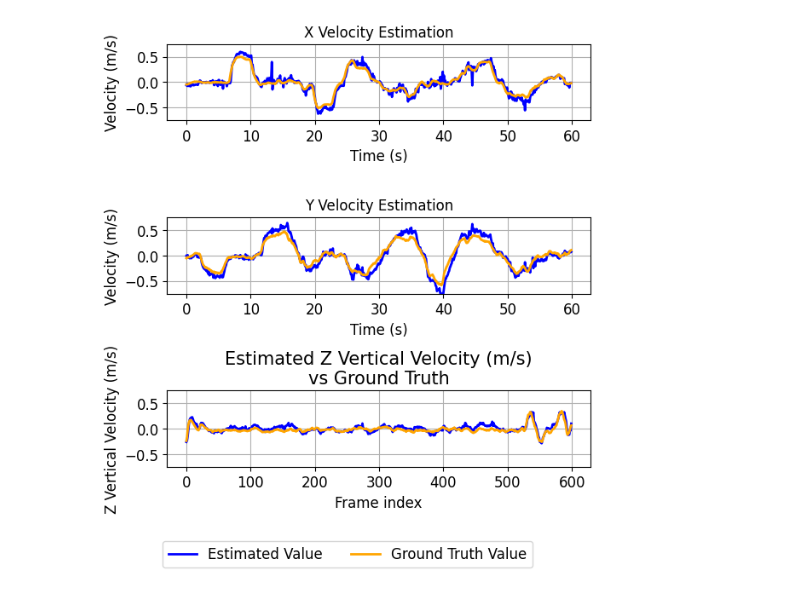
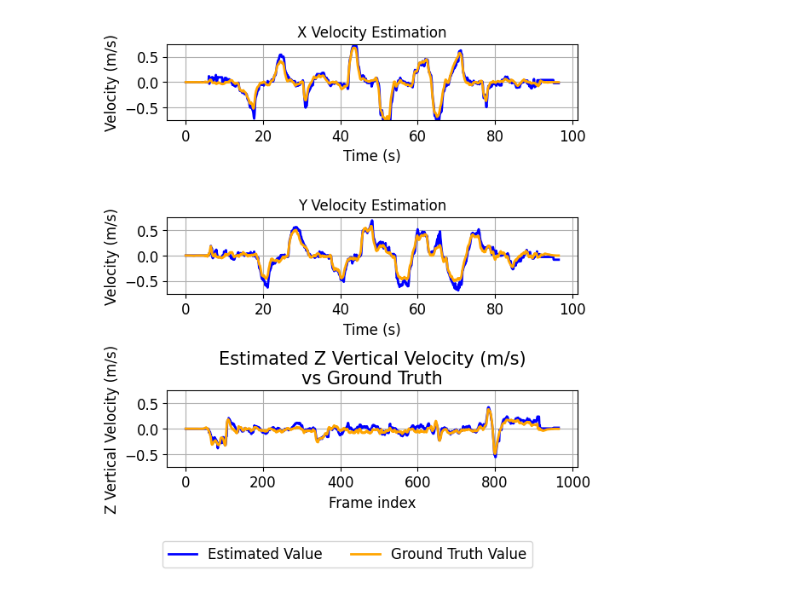
Before and after one commit to davidmhunt/mmwave_radar_processing, a Jupyter notebook: notebooks/ragnnarok_air_testing_odometry.ipynb, the cells around one changed output. Saved outputs shown, nothing was run; the diff lists cells and outputs as text; code cells hidden in the pictures.

Commit message:
tuning: tuning ground based cfar detector parameters for more accurate odom estimates (10 Hz)

```diff
--- a/notebooks/ragnnarok_air_testing_odometry.ipynb
+++ b/notebooks/ragnnarok_air_testing_odometry.ipynb
@@ -38,7 +38,7 @@ cfg_manager.print_cfg_overview()
 
 
 # dataset_name = "CPSL_RadVel_ods_20Hz_1"
-dataset_name = "hermes_odom_test_1"
+dataset_name = "hermes_odom_test_2"
 dataset_path = os.path.join(DATASET_PATH,dataset_name)
 print(dataset_path)
 dataset = CpslDS(
@@ -75,8 +75,8 @@ plotter = PlotterOdometryData(config_manager=cfg_manager)
 
 velocity_estimator = VelocityEstimator(
     config_manager=cfg_manager,
-    min_R2_threshold=0.2, #started at 0.2
-    min_inlier_percent=0.5 #started at 0.5
+    min_R2_threshold=0.3, #started at 0.2
+    min_inlier_percent=0.8 #started at 0.5
 )
 
 virtual_array_reformatter = VirtualArrayReformatter(
@@ -89,10 +89,10 @@ point_cloud_generator = PointCloudGenerator(
     detector_params={
         "vel_cfar_type":"os_cfar_1d",
         "vel_cfar_params":{
-            "num_train":5,
-            "num_guard":2,
-            "rho":0.6,
-            "alpha":4
+            "num_train":12,
+            "num_guard":4,
+            "rho":0.5,
+            "alpha":15
         },
         "altimeter_params":{
             "min_altitude_m": 25.0e-2,
@@ -188,8 +189,8 @@ for i in tqdm(range(idx)):
 vel_est = np.stack(velocity_estimator.history_estimated,axis=0)
 vel_gt = np.stack(velocity_estimator.history_gt,axis=0)
 r2_stats = np.stack(velocity_estimator.history_R2_statistics,axis=0)
-start_idx = 100
-end_idx = 700#dataset.num_frames
+start_idx = 0
+end_idx = dataset.num_frames
 
 fig, ax = plt.subplots(3, 1, figsize=(6, 6))
 
@@ -214,34 +215,34 @@ plotter.plot_estimated_vs_ground_truth(
     frame_rate=10,
     show=False
 )
 # Remove any existing legend from ax[1]
 ax[1].legend().set_visible(False)
 ax[1].set_ylim([-0.75, 0.75])
 ax[1].set_ylabel("Velocity (m/s)", fontsize=plotter.font_size_axis_labels)
 ax[1].set_title("Y Velocity Estimation")
 
 # Move the legend outside the plot on the bottom left
 handles, labels = ax[1].get_legend_handles_labels()
 fig.legend(handles, labels, loc='lower center', bbox_to_anchor=(0.5, -0.1), fontsize=plotter.font_size_axis_labels, ncol=len(labels))
 
 
 plotter.plot_estimated_vs_ground_truth(
     estimated=vel_est[start_idx:end_idx,2],
     ground_truth=-1 * vel_gt[start_idx:end_idx,2], #TODO: Fix this
     value_label="Z Vertical Velocity (m/s)",
     ax=ax[2],
     show=False
 )
 ax[2].set_ylim([-0.75,0.75])
 ax[2].legend().set_visible(False)
 
 
 # ax.plot(residuals[:,1],label="Elevation Residuals")
 plt.tight_layout()
 # plt.legend()
 plt.show()
 # %% [output]
-[figure, old version]
+[figure, new version]
 # %%
 vel_est = np.stack(velocity_estimator.history_estimated, axis=0)
 vel_gt = np.stack(velocity_estimator.history_gt, axis=0)
```
Also changed, not shown: parts of 6 cells of this notebook, 2 other files.
